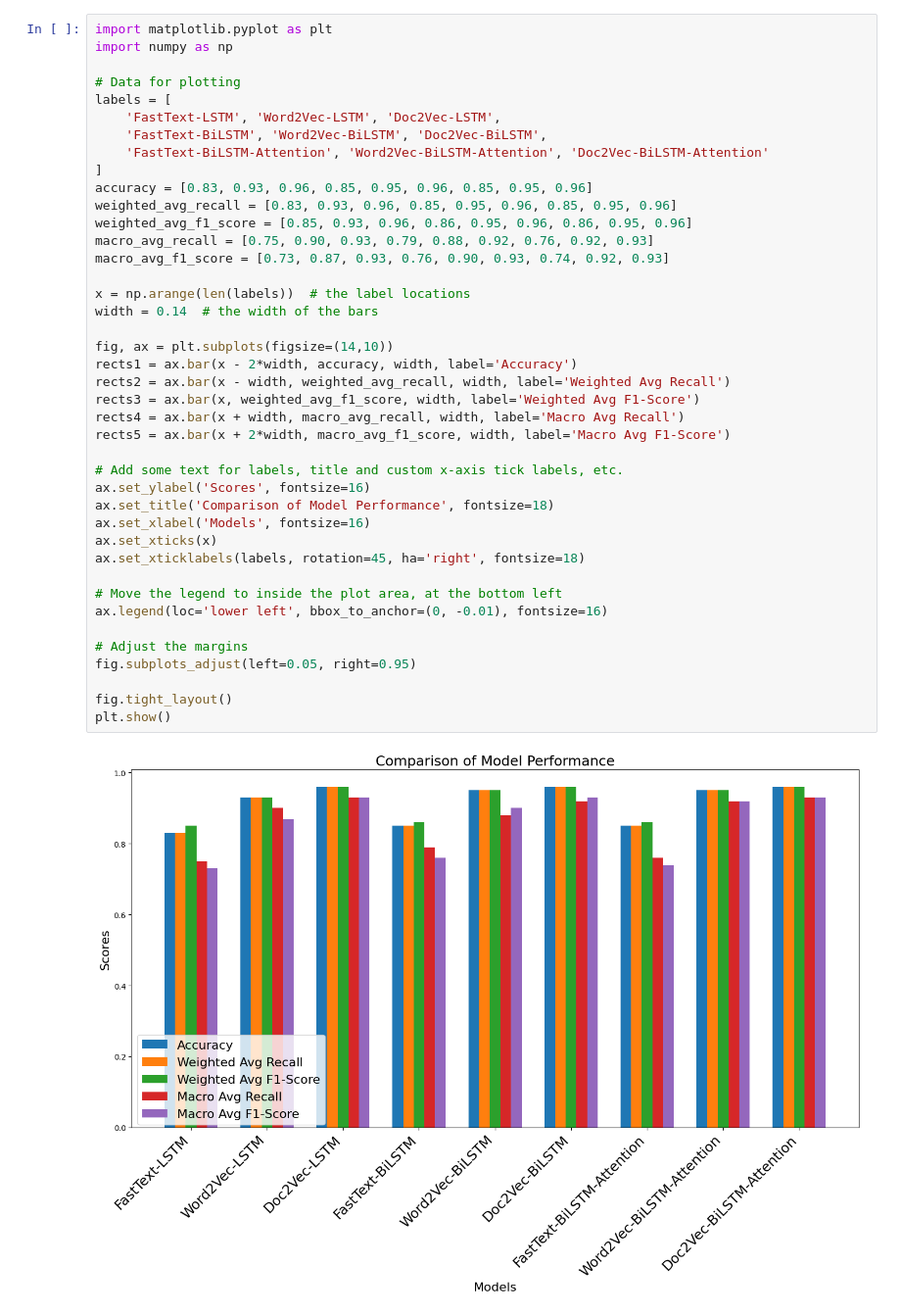
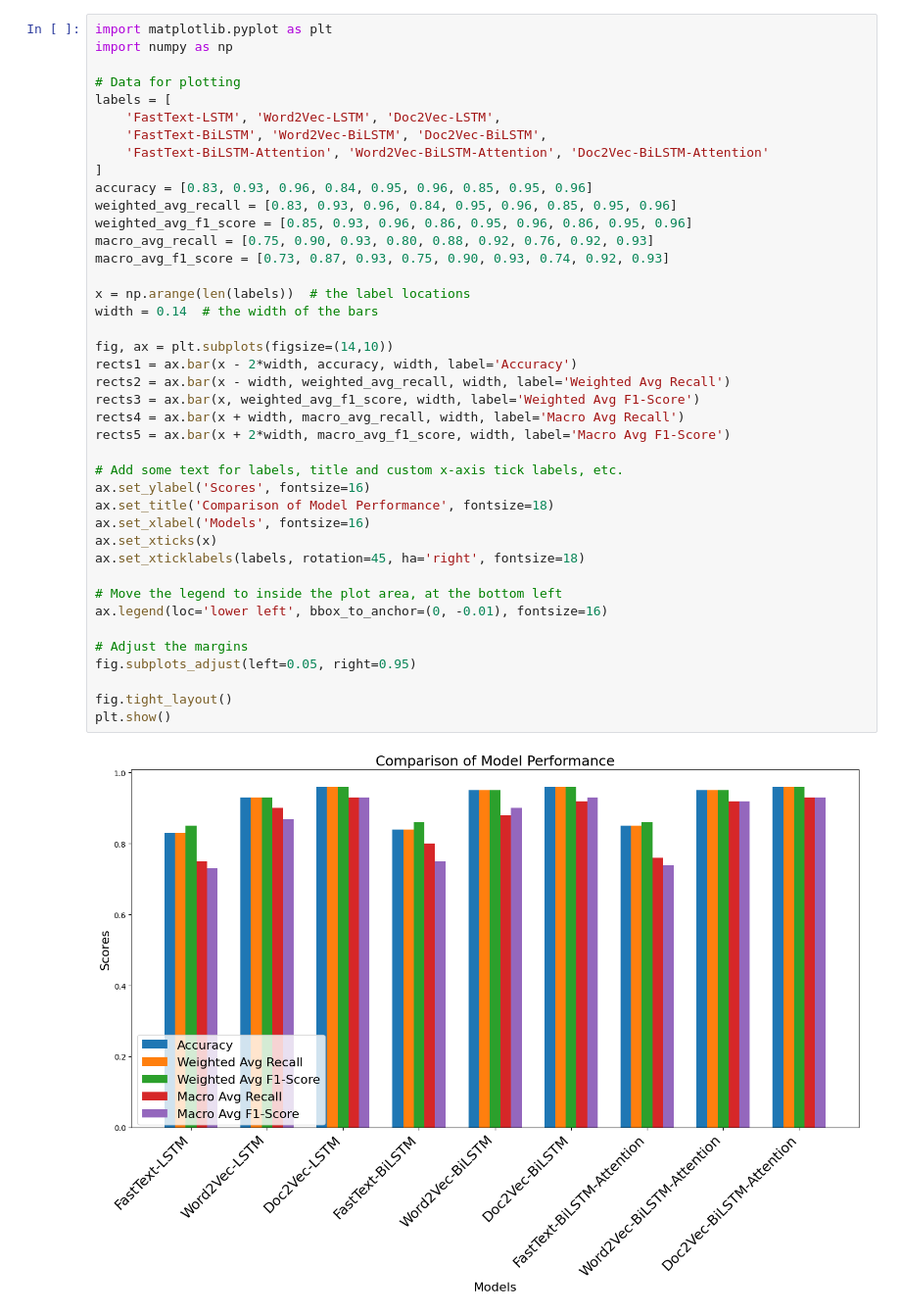
Before and after one commit to rifkiandriyanto/sentiment-analysis-hotel-review, a Jupyter notebook: results/compare-result-2.ipynb, the cells around one changed output. Shown at 98% size. Saved outputs shown, nothing was run; the diff lists cells and outputs as text.

```diff
--- a/results/compare-result-2.ipynb
+++ b/results/compare-result-2.ipynb
@@ -8,36 +8,36 @@ labels = [
     'FastText-BiLSTM', 'Word2Vec-BiLSTM', 'Doc2Vec-BiLSTM',
     'FastText-BiLSTM-Attention', 'Word2Vec-BiLSTM-Attention', 'Doc2Vec-BiLSTM-Attention'
 ]
-accuracy = [0.83, 0.93, 0.96, 0.85, 0.95, 0.96, 0.85, 0.95, 0.96]
-weighted_avg_recall = [0.83, 0.93, 0.96, 0.85, 0.95, 0.96, 0.85, 0.95, 0.96]
+accuracy = [0.83, 0.93, 0.96, 0.84, 0.95, 0.96, 0.85, 0.95, 0.96]
+weighted_avg_recall = [0.83, 0.93, 0.96, 0.84, 0.95, 0.96, 0.85, 0.95, 0.96]
 weighted_avg_f1_score = [0.85, 0.93, 0.96, 0.86, 0.95, 0.96, 0.86, 0.95, 0.96]
-macro_avg_recall = [0.75, 0.90, 0.93, 0.79, 0.88, 0.92, 0.76, 0.92, 0.93]
-macro_avg_f1_score = [0.73, 0.87, 0.93, 0.76, 0.90, 0.93, 0.74, 0.92, 0.93]
+macro_avg_recall = [0.75, 0.90, 0.93, 0.80, 0.88, 0.92, 0.76, 0.92, 0.93]
+macro_avg_f1_score = [0.73, 0.87, 0.93, 0.75, 0.90, 0.93, 0.74, 0.92, 0.93]
 
 x = np.arange(len(labels))  # the label locations
 width = 0.14  # the width of the bars
 
 fig, ax = plt.subplots(figsize=(14,10))
 rects1 = ax.bar(x - 2*width, accuracy, width, label='Accuracy')
 rects2 = ax.bar(x - width, weighted_avg_recall, width, label='Weighted Avg Recall')
 rects3 = ax.bar(x, weighted_avg_f1_score, width, label='Weighted Avg F1-Score')
 rects4 = ax.bar(x + width, macro_avg_recall, width, label='Macro Avg Recall')
 rects5 = ax.bar(x + 2*width, macro_avg_f1_score, width, label='Macro Avg F1-Score')
 
 # Add some text for labels, title and custom x-axis tick labels, etc.
 ax.set_ylabel('Scores', fontsize=16)
 ax.set_title('Comparison of Model Performance', fontsize=18)
 ax.set_xlabel('Models', fontsize=16)
 ax.set_xticks(x)
 ax.set_xticklabels(labels, rotation=45, ha='right', fontsize=18)
 
 # Move the legend to inside the plot area, at the bottom left
 ax.legend(loc='lower left', bbox_to_anchor=(0, -0.01), fontsize=16)
 
 # Adjust the margins
 fig.subplots_adjust(left=0.05, right=0.95)
 
 fig.tight_layout()
 plt.show()
 # %% [output]
-[figure, old version]
+[figure, new version]
```
Also changed, not shown: 3 other files.
